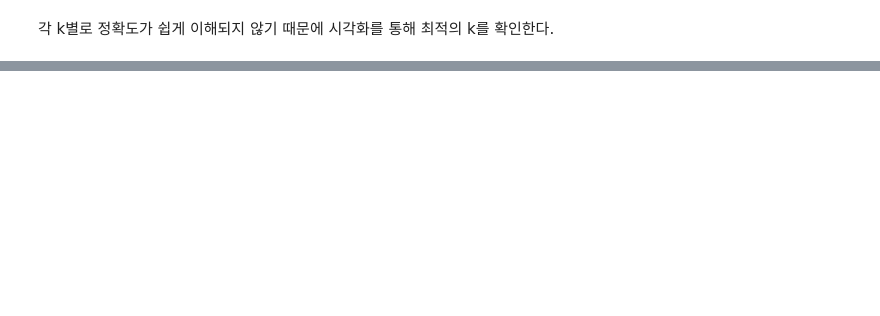
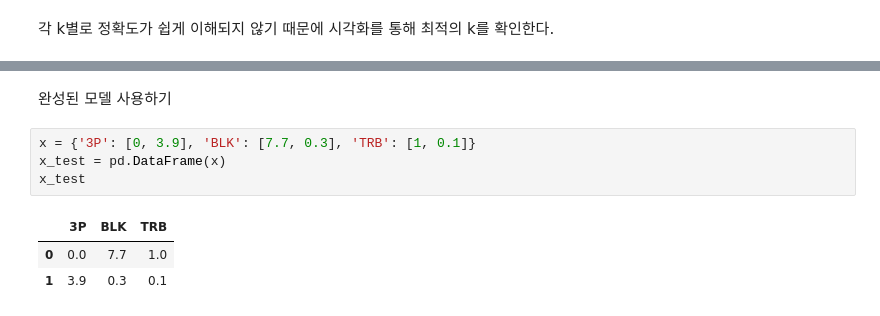
Before and after one commit to wooksun/MachineLearning, a Jupyter notebook: 20230914/11_kNN(K_Nearest_Neighbor).ipynb, the cells around one changed output, grey strips where cells are left out. Cells and saved outputs as stored; diff of their text form; blank space fills up the shorter version.

```diff
--- a/20230914/11_kNN(K_Nearest_Neighbor).ipynb
+++ b/20230914/11_kNN(K_Nearest_Neighbor).ipynb
@@ -159,0 +224,10 @@ print(cross_validation_scores)
+# %% [markdown]
+완성된 모델 사용하기
+# %%
+x = {'3P': [0, 3.9], 'BLK': [7.7, 0.3], 'TRB': [1, 0.1]}
+x_test = pd.DataFrame(x)
+x_test
+# %% [output]
+|  | 3P | BLK | TRB |
+| 0 | 0.0 | 7.7 | 1.0 |
+| 1 | 3.9 | 0.3 | 0.1 |
```
Also changed, not shown: parts of 15 cells of this notebook.
